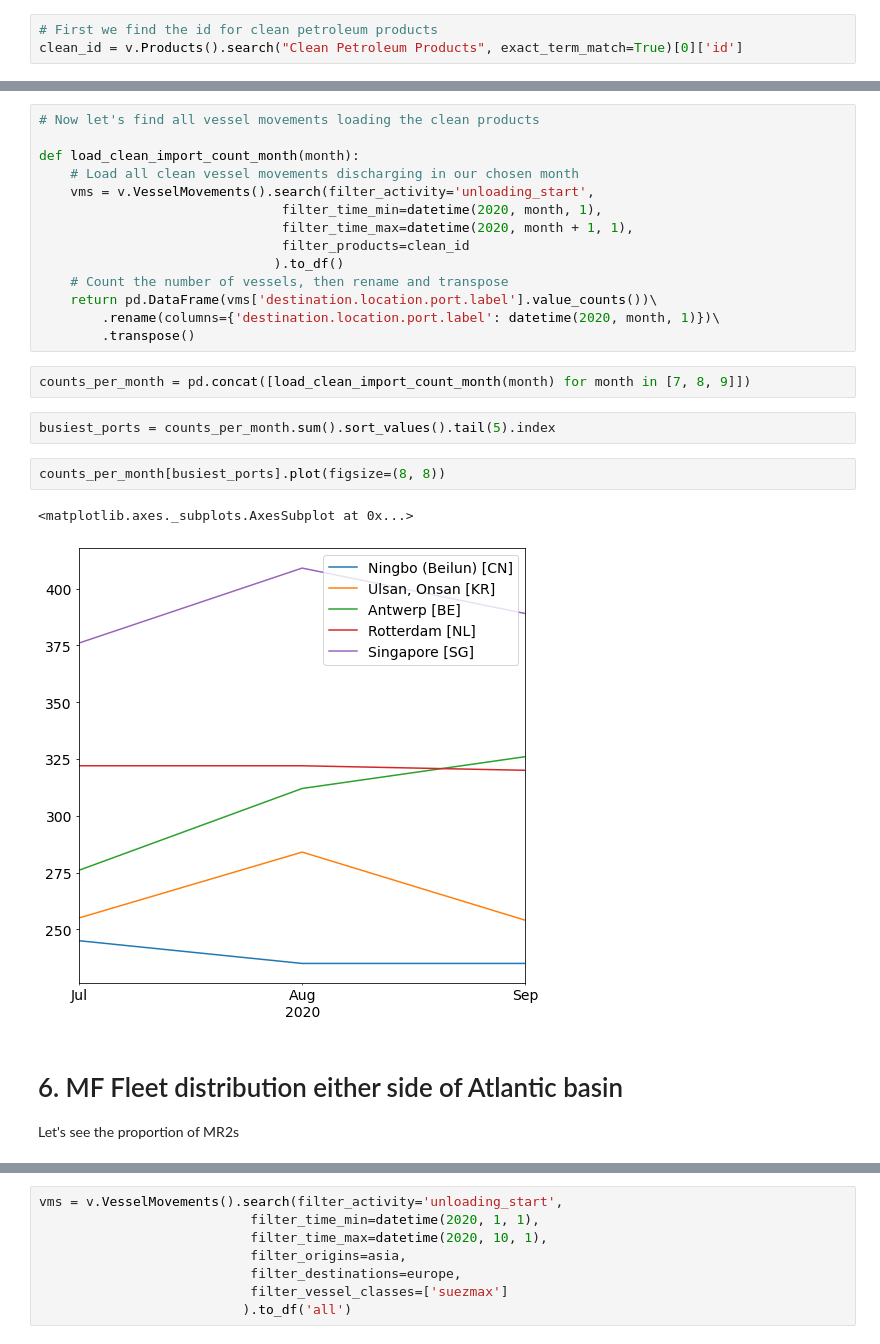
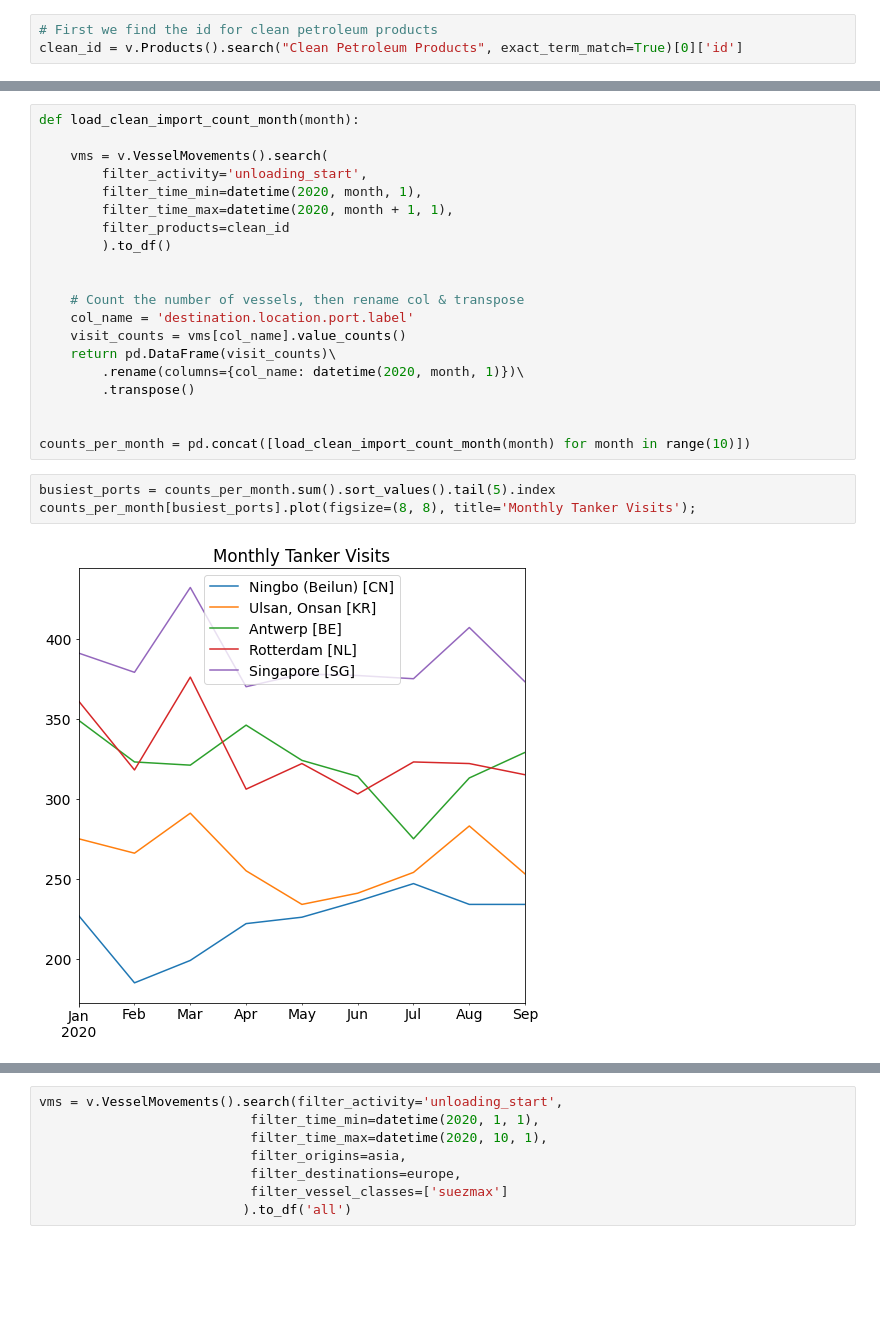
Before and after one commit to VorTECHsa/python-sdk, a Jupyter notebook: SDK Cookbook.ipynb, the cells around one changed output, grey strips where cells are left out. Drawn from its saved outputs; the diff is of its cells as text; blank space fills up the shorter version.

```diff
--- a/SDK Cookbook.ipynb
+++ b/SDK Cookbook.ipynb
@@ -196,28 +192,26 @@ clean_id = v.Products().search("Clean Petroleum Products", exact_term_match=True
 # %%
-# Now let's find all vessel movements loading the clean products
+def load_clean_import_count_month(month):
 
-def load_clean_import_count_month(month):
-    # Load all clean vessel movements discharging in our chosen month
-    vms = v.VesselMovements().search(filter_activity='unloading_start',
-                               filter_time_min=datetime(2020, month, 1),
-                               filter_time_max=datetime(2020, month + 1, 1),
-                               filter_products=clean_id
-                              ).to_df()
-    # Count the number of vessels, then rename and transpose
-    return pd.DataFrame(vms['destination.location.port.label'].value_counts())\
-        .rename(columns={'destination.location.port.label': datetime(2020, month, 1)})\
+    vms = v.VesselMovements().search(
+        filter_activity='unloading_start',
+        filter_time_min=datetime(2020, month, 1),
+        filter_time_max=datetime(2020, month + 1, 1),
+        filter_products=clean_id
+        ).to_df()
+
+
+    # Count the number of vessels, then rename col & transpose
+    col_name = 'destination.location.port.label'
+    visit_counts = vms[col_name].value_counts()
+    return pd.DataFrame(visit_counts)\
+        .rename(columns={col_name: datetime(2020, month, 1)})\
         .transpose()
+
+
+counts_per_month = pd.concat([load_clean_import_count_month(month) for month in range(10)])
-# %%
-counts_per_month = pd.concat([load_clean_import_count_month(month) for month in [7, 8, 9]])
 # %%
 busiest_ports = counts_per_month.sum().sort_values().tail(5).index
+counts_per_month[busiest_ports].plot(figsize=(8, 8), title='Monthly Tanker Visits');
+# %% [output]
+[figure, added]
-# %%
-counts_per_month[busiest_ports].plot(figsize=(8, 8))
-# %% [output]
-<matplotlib.axes._subplots.AxesSubplot at 0x...>
-[figure, removed]
-# %% [markdown]
-# 6. MF Fleet distribution either side of Atlantic basin
-
-Let's see the proportion of MR2s
 # %% [markdown]
```
Also changed, not shown: parts of 44 cells of this notebook.
